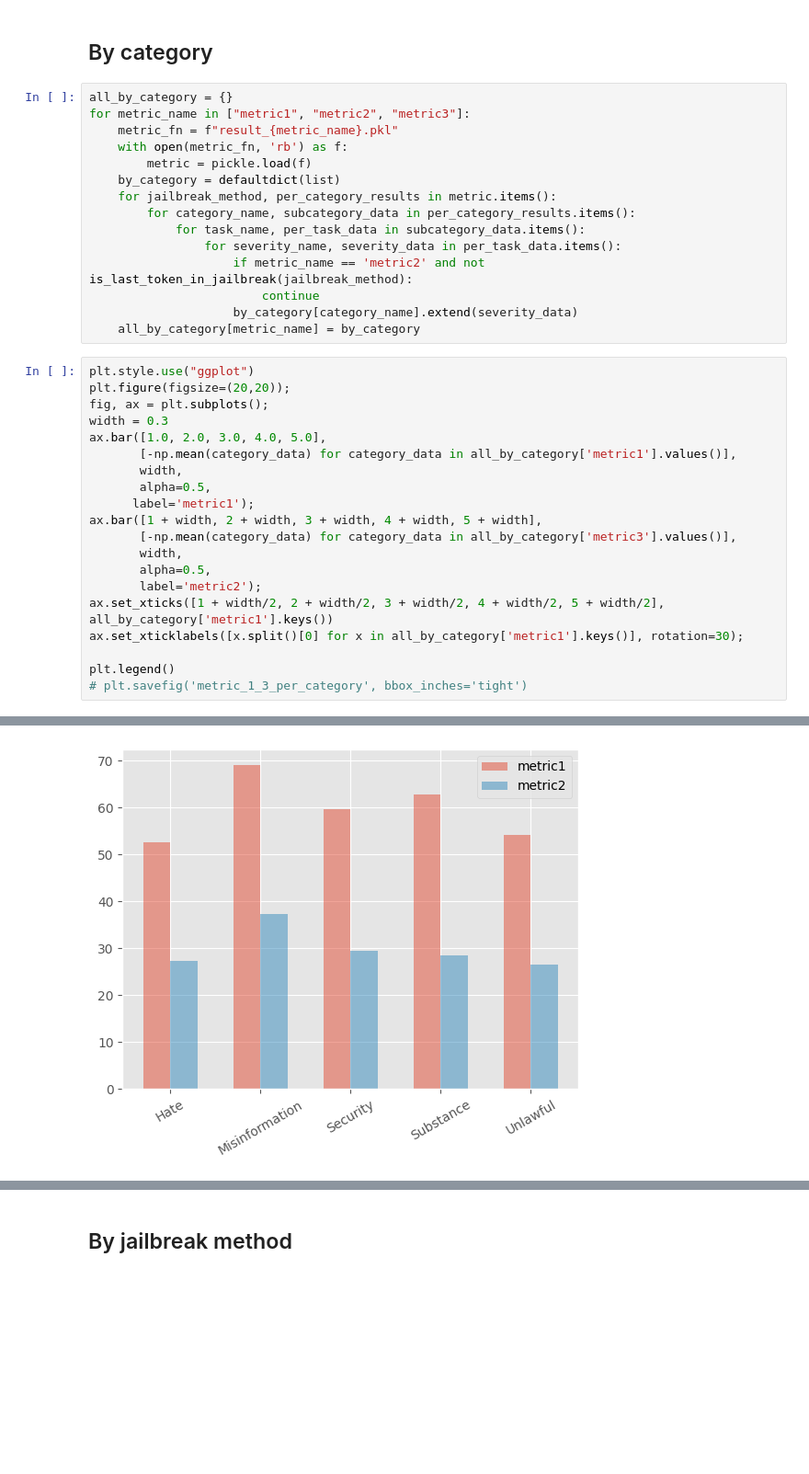
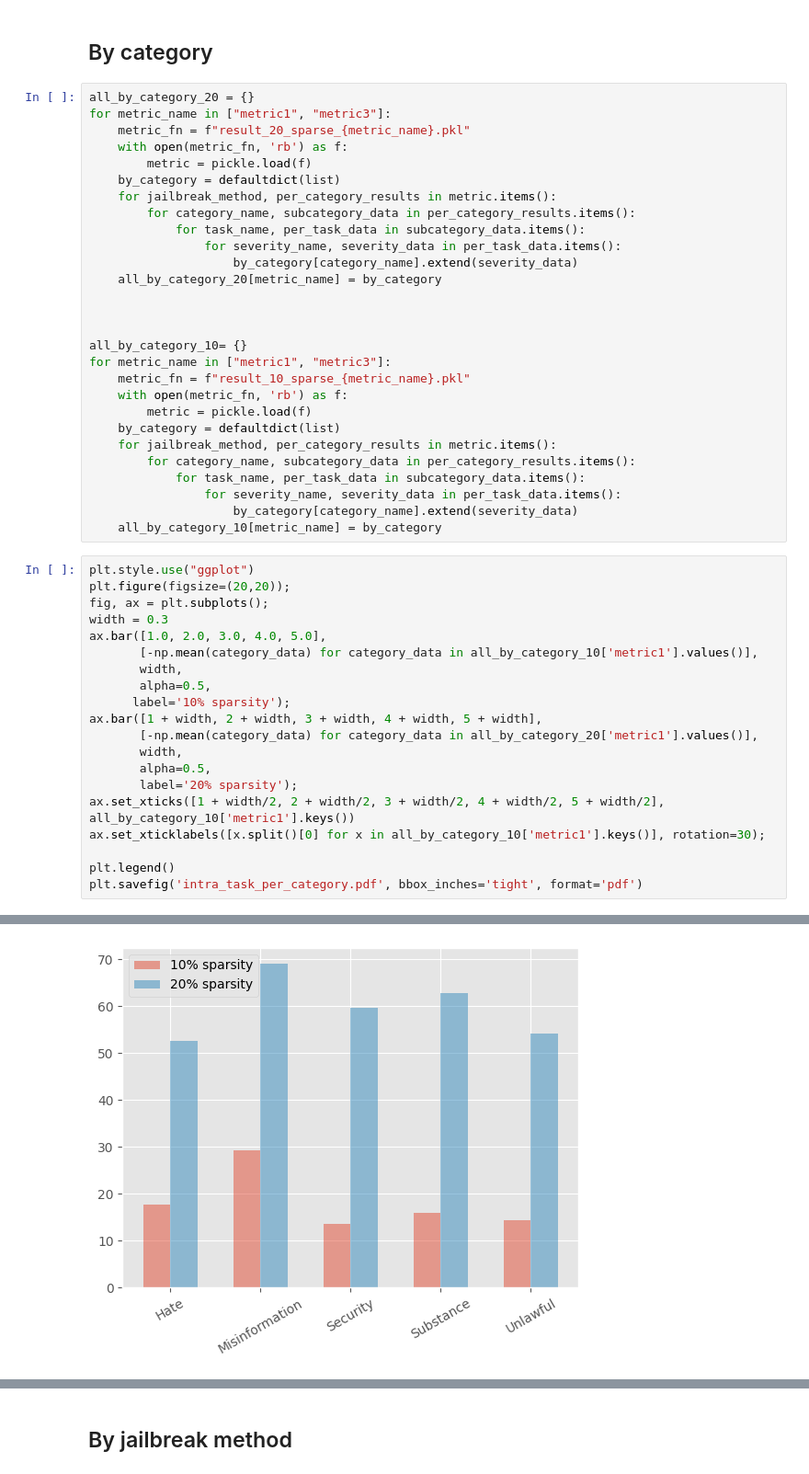
Before and after one commit to CrystalEye42/eval-safety, a Jupyter notebook: analyze_metrics.ipynb, the cells around one changed output, grey strips where cells are left out. Shown at 92% size. Cells and saved outputs as stored; diff of their text form; blank space fills up the shorter version.

```diff
--- a/analyze_metrics.ipynb
+++ b/analyze_metrics.ipynb
@@ -7,9 +7,9 @@ from analyze_attention_patterns import is_last_token_in_jailbreak
 # %% [markdown]
 ## By category
 # %%
-all_by_category = {}
-for metric_name in ["metric1", "metric2", "metric3"]:
-    metric_fn = f"result_{metric_name}.pkl"
+all_by_category_20 = {}
+for metric_name in ["metric1", "metric3"]:
+    metric_fn = f"result_20_sparse_{metric_name}.pkl"
     with open(metric_fn, 'rb') as f:
         metric = pickle.load(f)
     by_category = defaultdict(list)
@@ -17,28 +17,41 @@ for metric_name in ["metric1", "metric2", "metric3"]:
         for category_name, subcategory_data in per_category_results.items():
             for task_name, per_task_data in subcategory_data.items():
                 for severity_name, severity_data in per_task_data.items():
-                    if metric_name == 'metric2' and not is_last_token_in_jailbreak(jailbreak_method):
-                        continue
                     by_category[category_name].extend(severity_data)
-    all_by_category[metric_name] = by_category
+    all_by_category_20[metric_name] = by_category
+
+
+
+all_by_category_10= {}
+for metric_name in ["metric1", "metric3"]:
+    metric_fn = f"result_10_sparse_{metric_name}.pkl"
+    with open(metric_fn, 'rb') as f:
+        metric = pickle.load(f)
+    by_category = defaultdict(list)
+    for jailbreak_method, per_category_results in metric.items():
+        for category_name, subcategory_data in per_category_results.items():
+            for task_name, per_task_data in subcategory_data.items():
+                for severity_name, severity_data in per_task_data.items():
+                    by_category[category_name].extend(severity_data)
+    all_by_category_10[metric_name] = by_category
 # %%
 plt.style.use("ggplot")
 plt.figure(figsize=(20,20));
 fig, ax = plt.subplots();
 width = 0.3
 ax.bar([1.0, 2.0, 3.0, 4.0, 5.0],
-       [-np.mean(category_data) for category_data in all_by_category['metric1'].values()],
+       [-np.mean(category_data) for category_data in all_by_category_10['metric1'].values()],
        width,
        alpha=0.5,
-      label='metric1');
+      label='10% sparsity');
 ax.bar([1 + width, 2 + width, 3 + width, 4 + width, 5 + width],
-       [-np.mean(category_data) for category_data in all_by_category['metric3'].values()],
+       [-np.mean(category_data) for category_data in all_by_category_20['metric1'].values()],
        width,
        alpha=0.5,
-       label='metric2');
-ax.set_xticks([1 + width/2, 2 + width/2, 3 + width/2, 4 + width/2, 5 + width/2], all_by_category['metric1'].keys())
-ax.set_xticklabels([x.split()[0] for x in all_by_category['metric1'].keys()], rotation=30);
+       label='20% sparsity');
+ax.set_xticks([1 + width/2, 2 + width/2, 3 + width/2, 4 + width/2, 5 + width/2], all_by_category_10['metric1'].keys())
+ax.set_xticklabels([x.split()[0] for x in all_by_category_10['metric1'].keys()], rotation=30);
 
 plt.legend()
-# plt.savefig('metric_1_3_per_category', bbox_inches='tight')
+plt.savefig('intra_task_per_category.pdf', bbox_inches='tight', format='pdf')
 # %% [output]
@@ -47 +59 @@ plt.legend()
-[figure, old version]
+[figure, new version]
```
Also changed, not shown: parts of 8 cells of this notebook, 2 other files.
